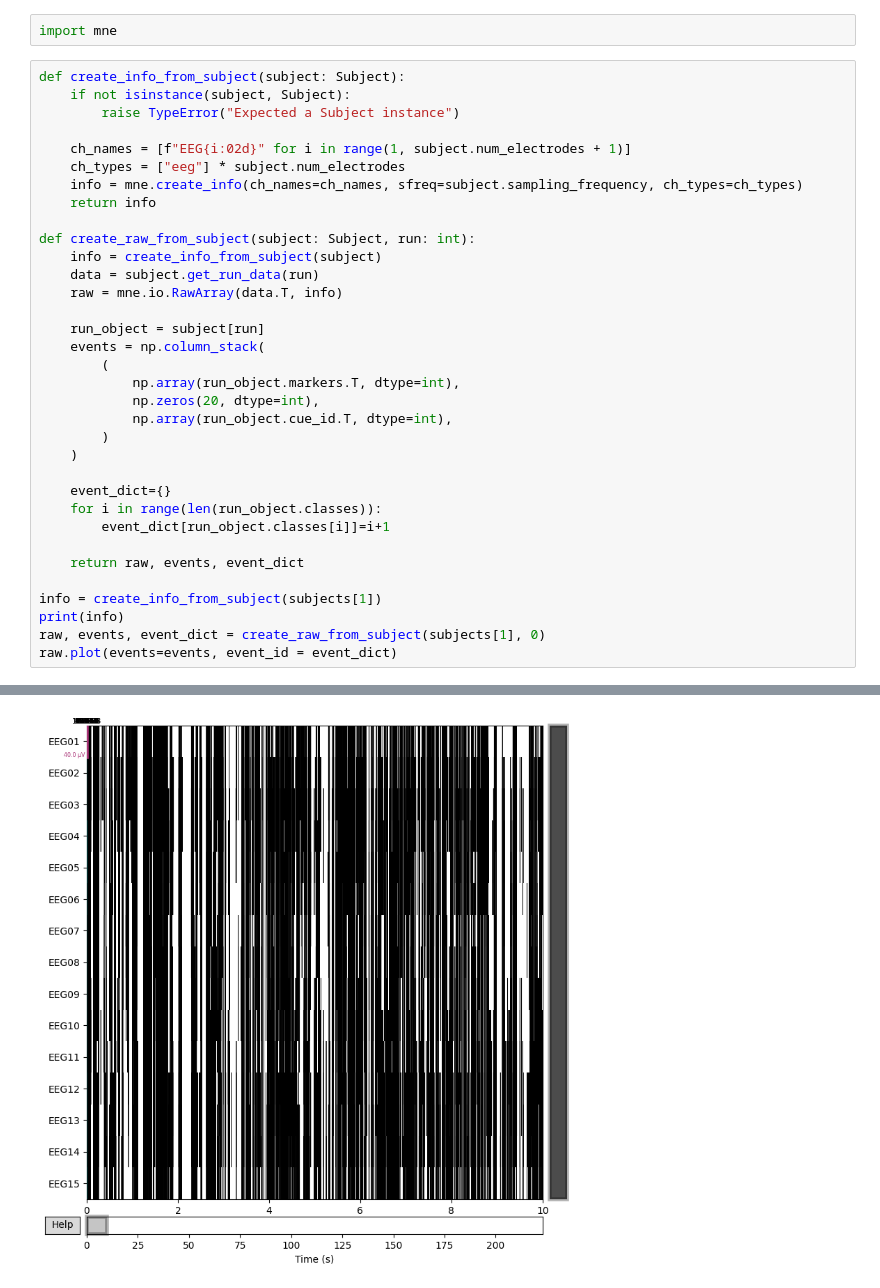
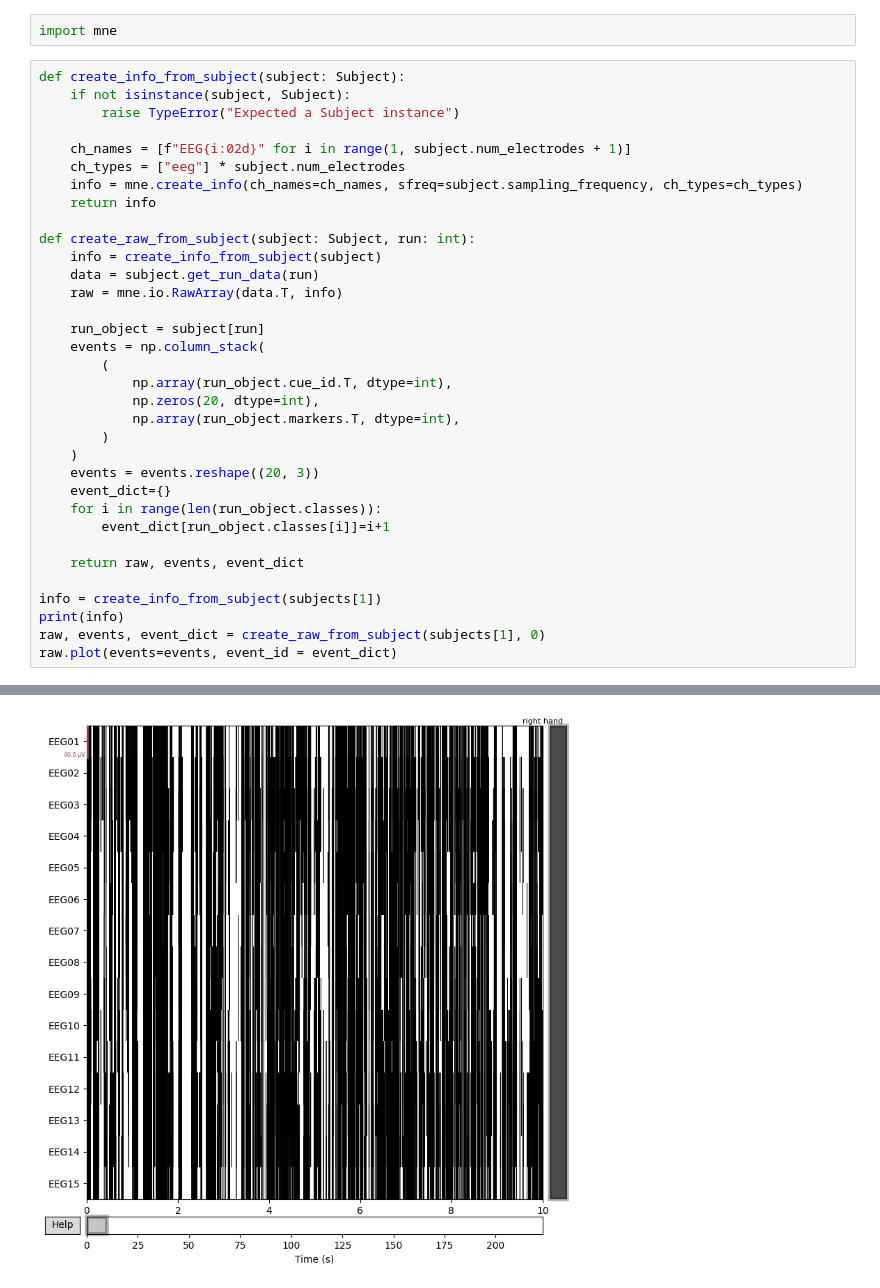
Before and after one commit to toregude/TTK7-MI-t-f-analysis, a Jupyter notebook: mne_analisys.ipynb, the cells around one changed output, grey strips where cells are left out. Saved outputs shown, nothing was run; the diff lists cells and outputs as text.

Commit message:
Added baseline, epoch, plotting etc.

```diff
--- a/mne_analisys.ipynb
+++ b/mne_analisys.ipynb
@@ -250,36 +250,36 @@ def create_raw_from_subject(subject: Subject, run: int):
     run_object = subject[run]
     events = np.column_stack(
         (
+            np.array(run_object.cue_id.T, dtype=int),
+            np.zeros(20, dtype=int),
             np.array(run_object.markers.T, dtype=int),
-            np.zeros(20, dtype=int),
-            np.array(run_object.cue_id.T, dtype=int),
         )
     )
-
+    events = events.reshape((20, 3))
     event_dict={}
     for i in range(len(run_object.classes)):
         event_dict[run_object.classes[i]]=i+1
 
     return raw, events, event_dict
 
 info = create_info_from_subject(subjects[1])
 print(info)
 raw, events, event_dict = create_raw_from_subject(subjects[1], 0)
 raw.plot(events=events, event_id = event_dict)
 # %% [output]
 <Info | 7 non-empty values
  bads: []
  ch_names: EEG01, EEG02, EEG03, EEG04, EEG05, EEG06, EEG07, EEG08, EEG09, ...
  chs: 15 EEG
  custom_ref_applied: False
  highpass: 0.0 Hz
  lowpass: 256.0 Hz
  meas_date: unspecified
  nchan: 15
  projs: []
  sfreq: 512.0 Hz
 >
 Creating RawArray with float64 data, n_channels=15, n_times=114176
     Range : 0 ... 114175 =      0.000 ...   222.998 secs
 Ready.
-[figure, old version]
+[figure, new version]
```
Also changed, not shown: parts of 8 cells of this notebook, 1 other file.
